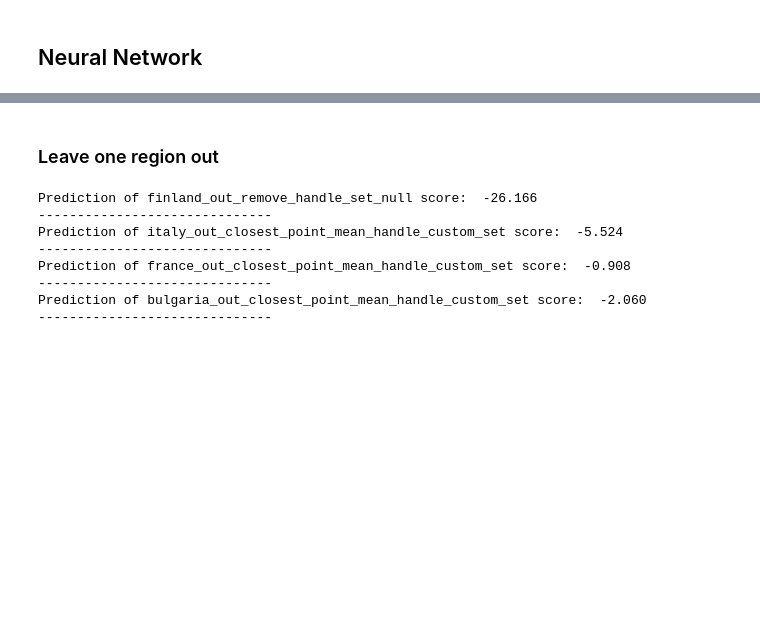
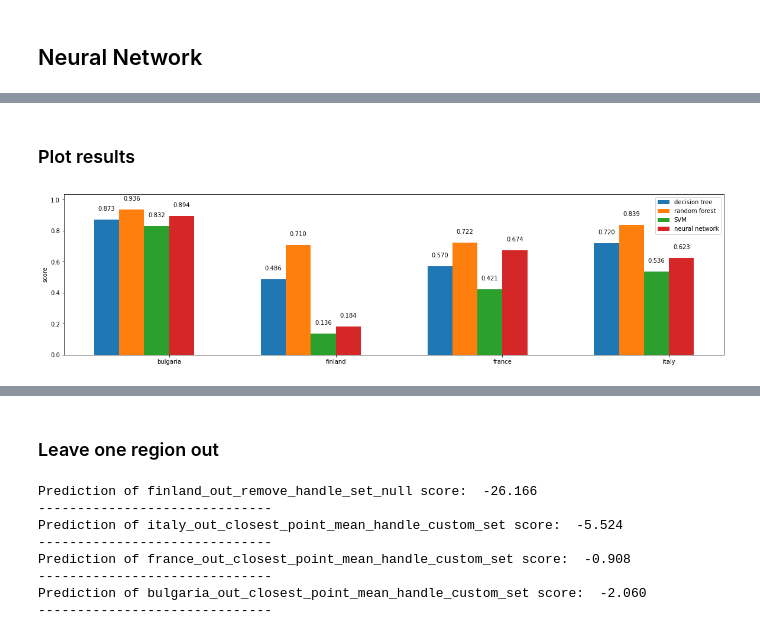
Before and after one commit to vincenzomadaghiele/Regression-of-biodiversity-indicators, a Jupyter notebook: Regression/regression.ipynb, the cells around one changed output, grey strips where cells are left out. Cells and saved outputs as stored; diff of their text form; code cells hidden in the pictures; blank space fills up the shorter version.

```diff
--- a/Regression/regression.ipynb
+++ b/Regression/regression.ipynb
@@ -468,4 +421,7 @@ finland_out_closest_point_mean_handle_custom_set
 --------------------------------------------
+# %%
+regional_score_svm = [0.832, 0.136, 0.421, 0.536]
+regional_score_svm_log = [0.897, 0.374, 0.669, 0.688]
 # %%
 print("\n ------- All datas ------- \n")
 best_all_estimator = grid_search_train_test(data_all, grid_search)
@@ -543,3 +486,6 @@ finland_out_closest_point_mean_handle_custom_set
+# %%
+regional_score_nn = [0.894, 0.184, 0.674, 0.623]
+regional_score_nn_log = [0.933, 0.562, 0.707, 0.749]
 # %%
 print("\n ------- All datas ------- \n")
 best_all_estimator = grid_search_train_test(data_all, grid_search)
@@ -566,0 +522,42 @@ italy_out_closest_point_mean_handle_custom_set  best all data model score:
+# %% [markdown]
+### Plot results
+# %%
+regional_score = np.array([regional_score_dtr, regional_score_rfr, regional_score_svm, regional_score_nn])
+regional_score_log = np.array([regional_score_dtr_log, regional_score_rfr_log, regional_score_svm_log, regional_score_nn_log])
+
+all_score = np.array([all_score_dtr, all_score_rfr,  all_score_svm, all_score_nn])
+regional_label = ['bulgaria', 'finland', 'france', 'italy']
+model_label = ['decision tree', 'random forest', 'SVM', 'neural network']
+# %%
+def plot_score(scores, x_label, bar_label, y_label):
+    N = len(x_label)
+    ind = np.arange(N)  # the x locations for the groups
+    width = 0.15
+    fig = plt.figure(figsize=((20, 5)))
+
+    ax = fig.add_subplot(111)
+
+    axs = []
+
+    for i, score in enumerate(scores):
+        axs += [ax.bar(ind+width*i, score, width)]
+
+    ax.set_ylabel(y_label)
+    ax.legend((x for x in axs), (bar_label))
+    ax.set_xticks(ind+width*2.5)
+    ax.set_xticklabels( (x_label) )
+
+    def autolabel(rects):
+        for rect in rects:
+            h = rect.get_height()
+            ax.text(rect.get_x()+rect.get_width()/2., h + np.sign(h)*0.05, "{:.3f}".format(h),
+                    ha='center', va='bottom')
+    y_lim1 = np.min(scores) -0.1 if np.min(scores) -0.1 < 0 else 0
+    y_lim2 = np.max(scores) + 0.1 if np.max(scores) + 0.1 < 1.1 else 1.1
+    plt.ylim(y_lim1, y_lim2)
+    for x in axs:
+        autolabel(x)
+# %%
+plot_score(regional_score, regional_label, model_label, 'score')
+# %% [output]
+[figure, added]
```
Also changed, not shown: parts of 25 cells of this notebook, 1 other file.
